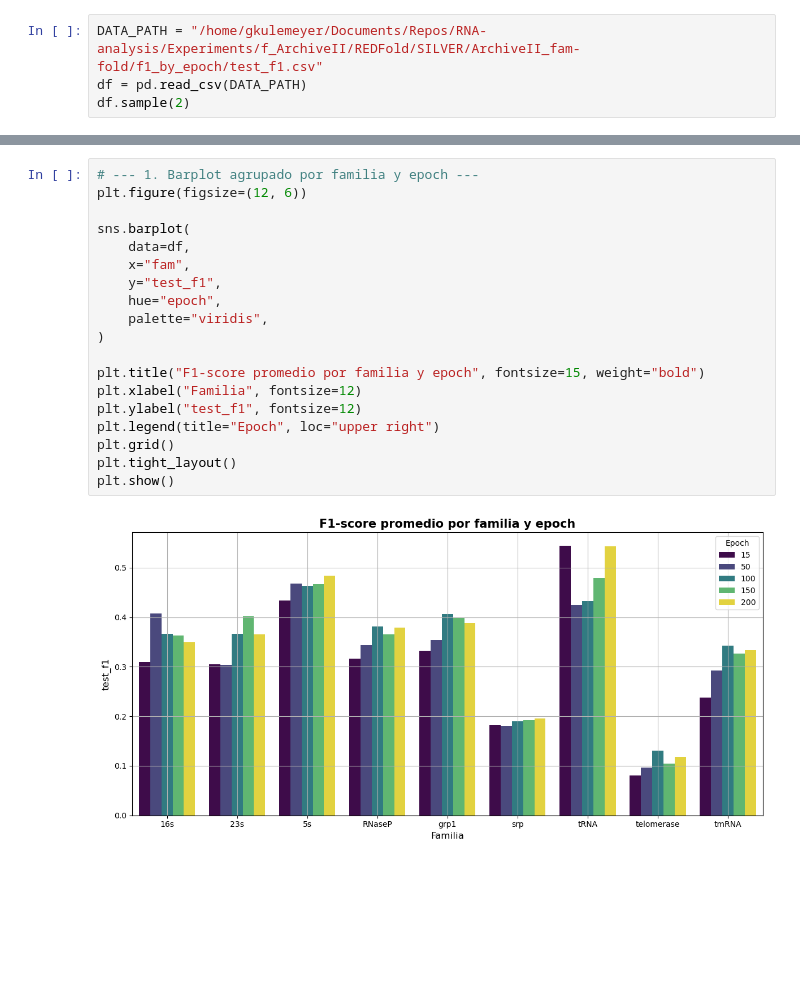
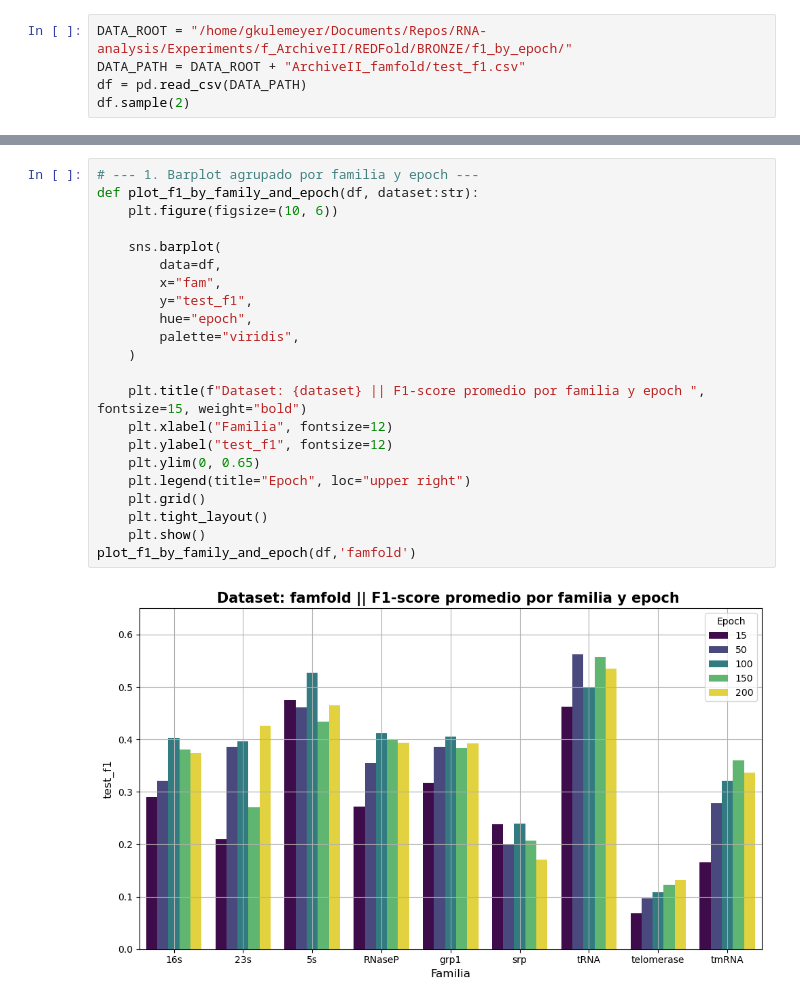
Before and after one commit to Gisch97/RNA-analysis, a Jupyter notebook: Experiments/f_ArchiveII/REDFold/analysis/famfold_test_by_epoch.ipynb, the cells around one changed output, grey strips where cells are left out. Drawn from its saved outputs; the diff is of its cells as text; blank space fills up the shorter version.

Commit message:
add redfold analysis

```diff
--- a/Experiments/f_ArchiveII/REDFold/analysis/famfold_test_by_epoch.ipynb
+++ b/Experiments/f_ArchiveII/REDFold/analysis/famfold_test_by_epoch.ipynb
@@ -3,7 +4,8 @@ import pandas as pd
 import matplotlib.pyplot as plt
 import seaborn as sns
 # %%
-DATA_PATH = "/home/gkulemeyer/Documents/Repos/RNA-analysis/Experiments/f_ArchiveII/REDFold/SILVER/ArchiveII_fam-fold/f1_by_epoch/test_f1.csv"
+DATA_ROOT = "/home/gkulemeyer/Documents/Repos/RNA-analysis/Experiments/f_ArchiveII/REDFold/BRONZE/f1_by_epoch/"
+DATA_PATH = DATA_ROOT + "ArchiveII_famfold/test_f1.csv"
 df = pd.read_csv(DATA_PATH)
 df.sample(2)
 # %% [output]
@@ -56,21 +15,24 @@ The markers list has fewer values (1) than needed (9) and will cycle, which may
 # %%
 # --- 1. Barplot agrupado por familia y epoch ---
-plt.figure(figsize=(12, 6))
+def plot_f1_by_family_and_epoch(df, dataset:str):
+    plt.figure(figsize=(10, 6))
 
-sns.barplot(
-    data=df,
-    x="fam",
-    y="test_f1",
-    hue="epoch",
-    palette="viridis",
-)
+    sns.barplot(
+        data=df,
+        x="fam",
+        y="test_f1",
+        hue="epoch",
+        palette="viridis",
+    )
 
-plt.title("F1-score promedio por familia y epoch", fontsize=15, weight="bold")
-plt.xlabel("Familia", fontsize=12)
-plt.ylabel("test_f1", fontsize=12)
-plt.legend(title="Epoch", loc="upper right")
-plt.grid()
-plt.tight_layout()
-plt.show()
+    plt.title(f"Dataset: {dataset} || F1-score promedio por familia y epoch ", fontsize=15, weight="bold")
+    plt.xlabel("Familia", fontsize=12)
+    plt.ylabel("test_f1", fontsize=12)
+    plt.ylim(0, 0.65)
+    plt.legend(title="Epoch", loc="upper right")
+    plt.grid()
+    plt.tight_layout()
+    plt.show()
+plot_f1_by_family_and_epoch(df,'famfold')
 # %% [output]
-[figure, old version]
+[figure, new version]
```
Also changed, not shown: parts of 8 cells of this notebook, 3 other files.
